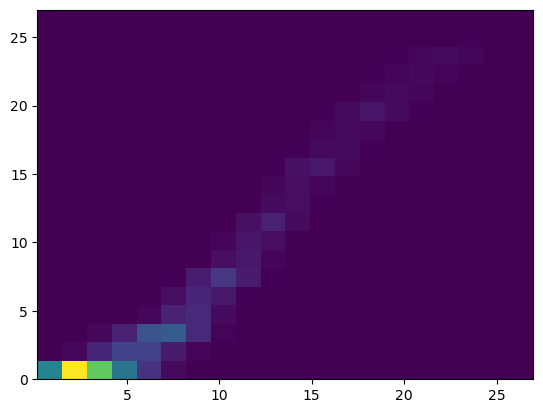
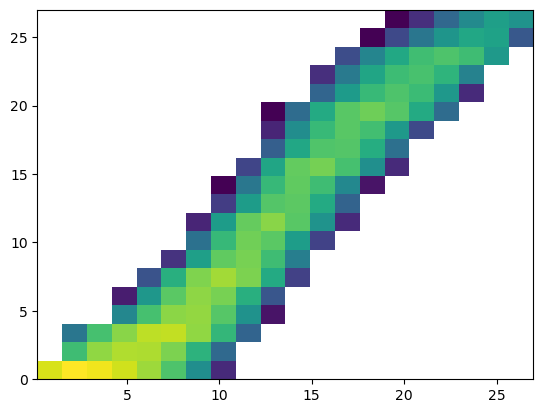
The change to this notebook cell's code, shown as a diff; its figure went from the first image to the second:
--- before
+++ after
@@ -1,2 +1,2 @@
-_ = plt.hist2d(tot_counts, tot_genes,bins = 20)
+_ = plt.hist2d(tot_counts, tot_genes,bins = 20, norm=LogNorm())
 plt.figure()

Commit: phenograph validation